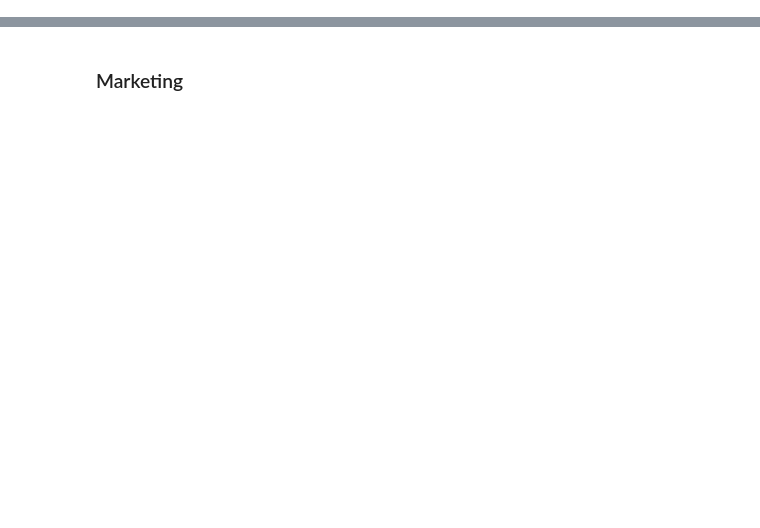
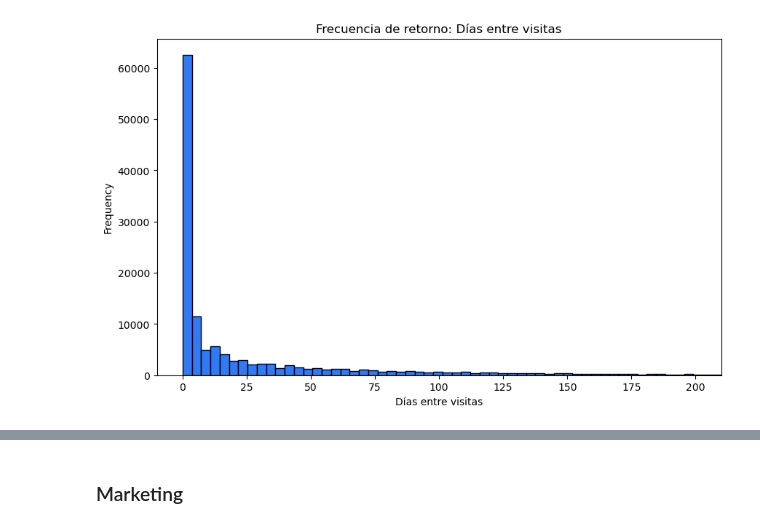
Before and after one commit to reytaquito/marketing-analytics, a Jupyter notebook: Notebook.ipynb, the cells around one changed output, grey strips where cells are left out. Drawn from its saved outputs; the diff is of its cells as text; code cells hidden in the pictures; blank space fills up the shorter version.

```diff
--- a/Notebook.ipynb
+++ b/Notebook.ipynb
@@ -439,0 +247,12 @@ LTV promedio: $6.90
+# %%
+visits_sorted['days_since_last'].dropna().plot(kind='hist',
+                               bins=100,
+                               title='Frecuencia de retorno: Días entre visitas',
+                               figsize=(10,6),
+                               edgecolor='black',
+                               color='#317af4')
+plt.xlim(-10, 210)
+plt.xlabel('Días entre visitas')
+plt.show()
+# %% [output]
+[figure, added]
```
Also changed, not shown: parts of 110 cells of this notebook.
